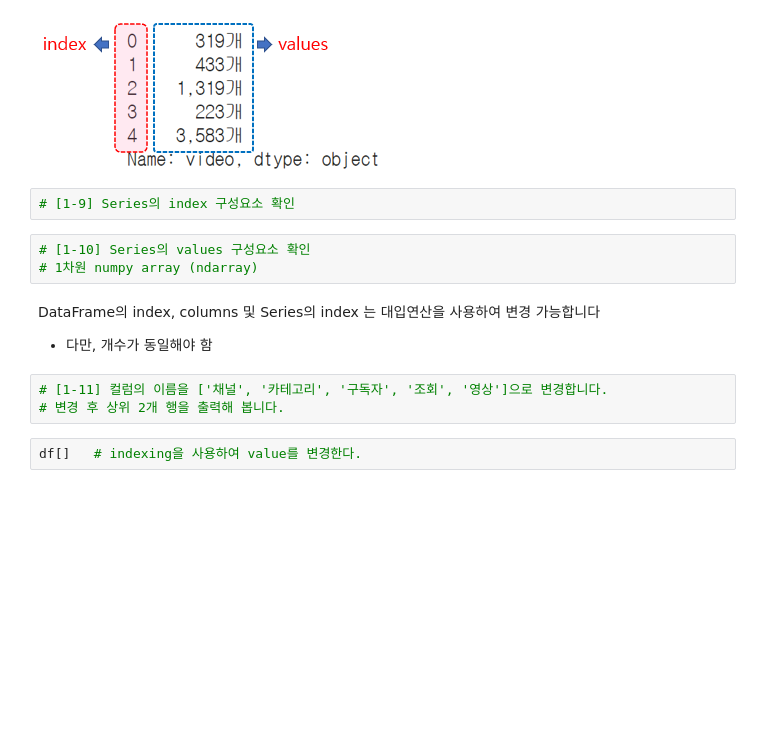
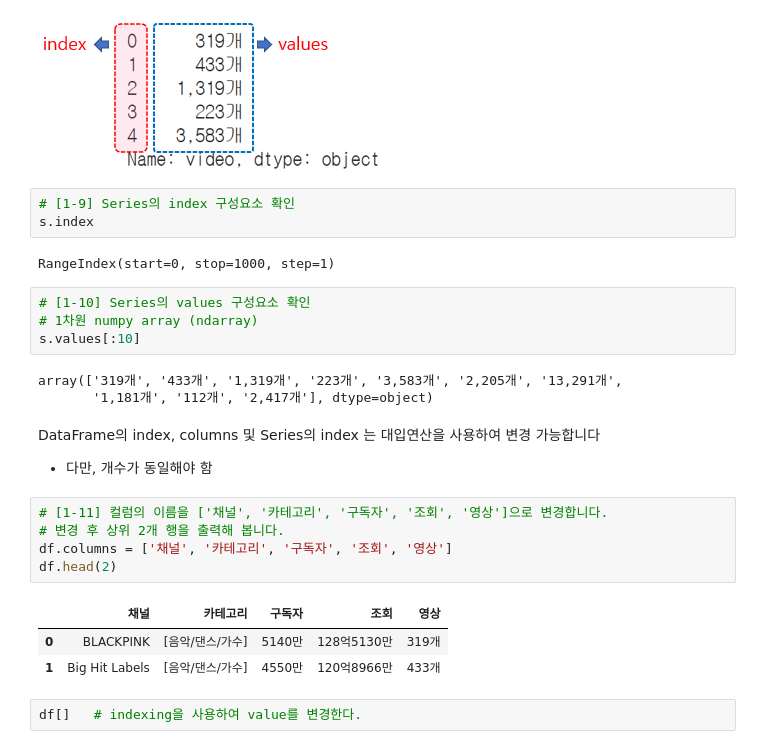
Before and after one commit to localtic/bigdata, a Jupyter notebook: [pandas_01]_youtube_LAB.ipynb, the cells around one changed output. Saved outputs shown, nothing was run; the diff lists cells and outputs as text; blank space fills up the shorter version.

```diff
--- a/[pandas_01]_youtube_LAB.ipynb
+++ b/[pandas_01]_youtube_LAB.ipynb
@@ -93,15 +202,28 @@ Series의 구성요소
 ![image.png](embedded-picture-1)
 # %%
 # [1-9] Series의 index 구성요소 확인
+s.index
+# %% [output]
+RangeIndex(start=0, stop=1000, step=1)
 # %%
 # [1-10] Series의 values 구성요소 확인
 # 1차원 numpy array (ndarray)
+s.values[:10]
+# %% [output]
+array(['319개', '433개', '1,319개', '223개', '3,583개', '2,205개', '13,291개',
+       '1,181개', '112개', '2,417개'], dtype=object)
 # %% [markdown]
 DataFrame의 index, columns 및 Series의 index 는 대입연산을 사용하여 변경 가능합니다
 - 다만, 개수가 동일해야 함
 # %%
 # [1-11] 컬럼의 이름을 ['채널', '카테고리', '구독자', '조회', '영상']으로 변경합니다.
 # 변경 후 상위 2개 행을 출력해 봅니다.
+df.columns = ['채널', '카테고리', '구독자', '조회', '영상']
+df.head(2)
+# %% [output]
+|  | 채널 | 카테고리 | 구독자 | 조회 | 영상 |
+| 0 | BLACKPINK | [음악/댄스/가수] | 5140만 | 128억5130만 | 319개 |
+| 1 | Big Hit Labels | [음악/댄스/가수] | 4550만 | 120억8966만 | 433개 |
 # %%
 df[]   # indexing을 사용하여 value를 변경한다.
 # %% [markdown]
```
Also changed, not shown: parts of 16 cells of this notebook.
